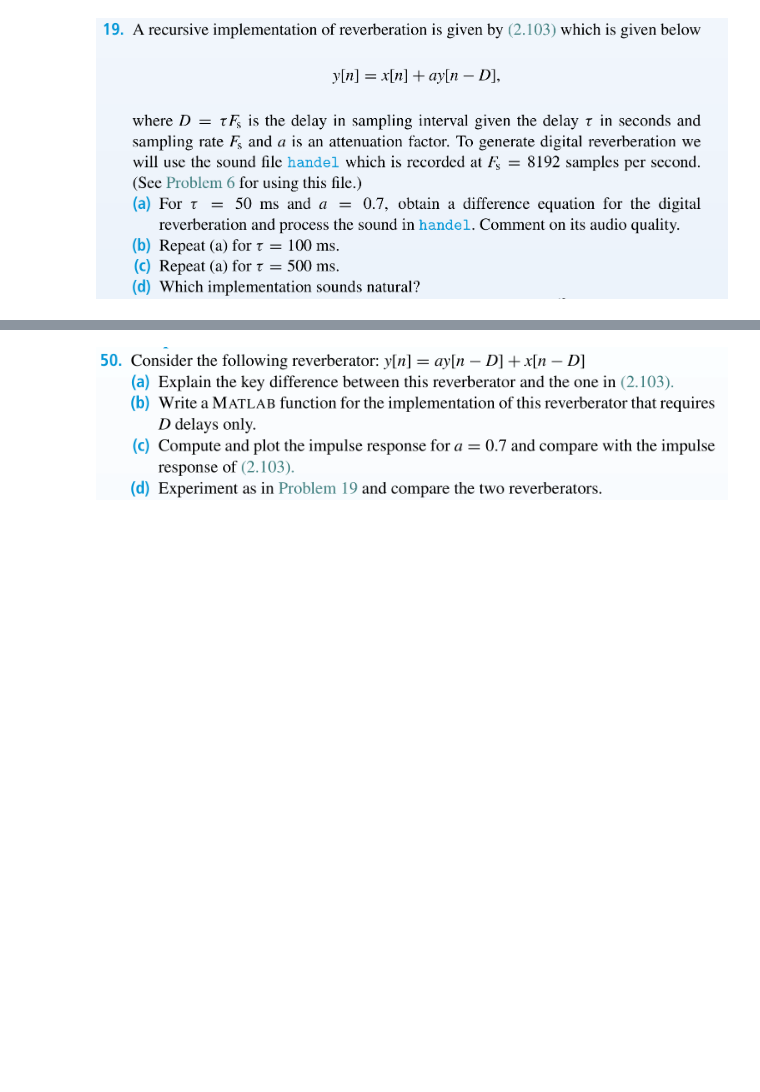
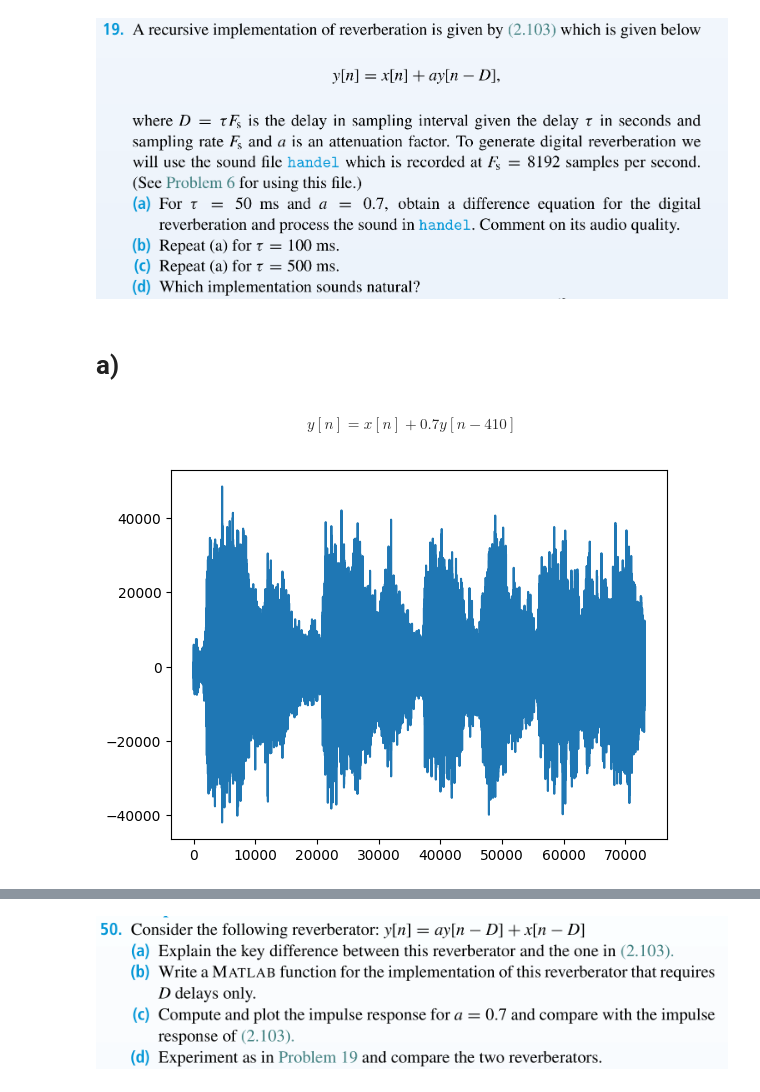
Before and after one commit to Teun0n/DTSP_notes, a Jupyter notebook: kap2.ipynb, the cells around one changed output, grey strips where cells are left out. Drawn from its saved outputs; the diff is of its cells as text; code cells hidden in the pictures; blank space fills up the shorter version.

```diff
--- a/kap2.ipynb
+++ b/kap2.ipynb
@@ -145,3 +145,24 @@ plt.stem(y)
 [figure]
 # %% [markdown]
 ![image.png](attachment:image.png)
+# %% [markdown]
+# a)
+# %% [markdown]
+$$y[n] = x[n] + 0.7 y[n-410]$$
+# %%
+from scipy.io import wavfile
+import sounddevice as sd
+Fs, samples = wavfile.read('handel_audio.wav')
+N=len(samples)
+# %%
+a = 0.7
+D = round(0.05 * 8192)
+filter_a = np.zeros(D-1)
+filter_a[0]=1
+filter_a[-1]=-a
+x=np.array([1.])
+y=signal.lfilter(x,filter_a,samples)
+plt.plot(y)
+sd.play(y,Fs)
+# %% [output]
+[figure, added]
```
Also changed, not shown: parts of 30 cells of this notebook, 1 other file.
